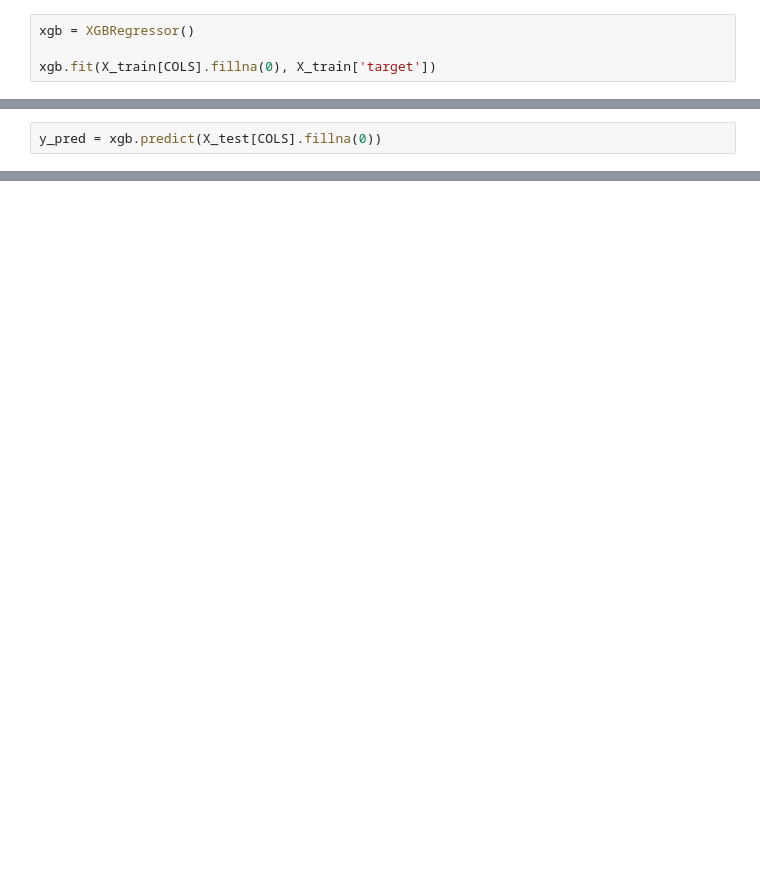
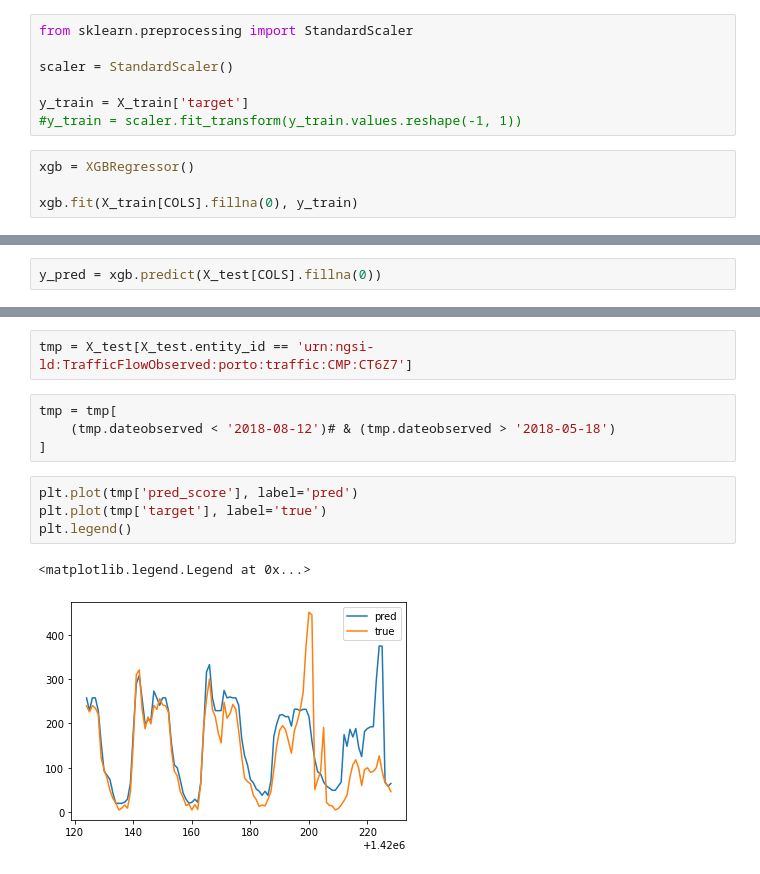
Before and after one commit to TiagoFilipeSousaGoncalves/wdl-tech-moguls, a Jupyter notebook: stage-2/code/Deliverable.ipynb, the cells around one changed output, grey strips where cells are left out. Drawn from its saved outputs; the diff is of its cells as text; blank space fills up the shorter version.

```diff
--- a/stage-2/code/Deliverable.ipynb
+++ b/stage-2/code/Deliverable.ipynb
@@ -207,4 +291,11 @@ X_test = X_test[~X_test.target.isna()]
+# %%
+from sklearn.preprocessing import StandardScaler
+
+scaler = StandardScaler()
+
+y_train = X_train['target']
+#y_train = scaler.fit_transform(y_train.values.reshape(-1, 1))
 # %%
 xgb = XGBRegressor()
 
-xgb.fit(X_train[COLS].fillna(0), X_train['target'])
+xgb.fit(X_train[COLS].fillna(0), y_train)
@@ -230,0 +348,13 @@ xgb.get_booster().get_score(importance_type='weight')
+# %%
+tmp = X_test[X_test.entity_id == 'urn:ngsi-ld:TrafficFlowObserved:porto:traffic:CMP:CT6Z7']
+# %%
+tmp = tmp[
+    (tmp.dateobserved < '2018-08-12')# & (tmp.dateobserved > '2018-05-18')
+]
+# %%
+plt.plot(tmp['pred_score'], label='pred')
+plt.plot(tmp['target'], label='true')
+plt.legend()
+# %% [output]
+<matplotlib.legend.Legend at 0x...>
+[figure, added]
```
Also changed, not shown: parts of 36 cells of this notebook.
